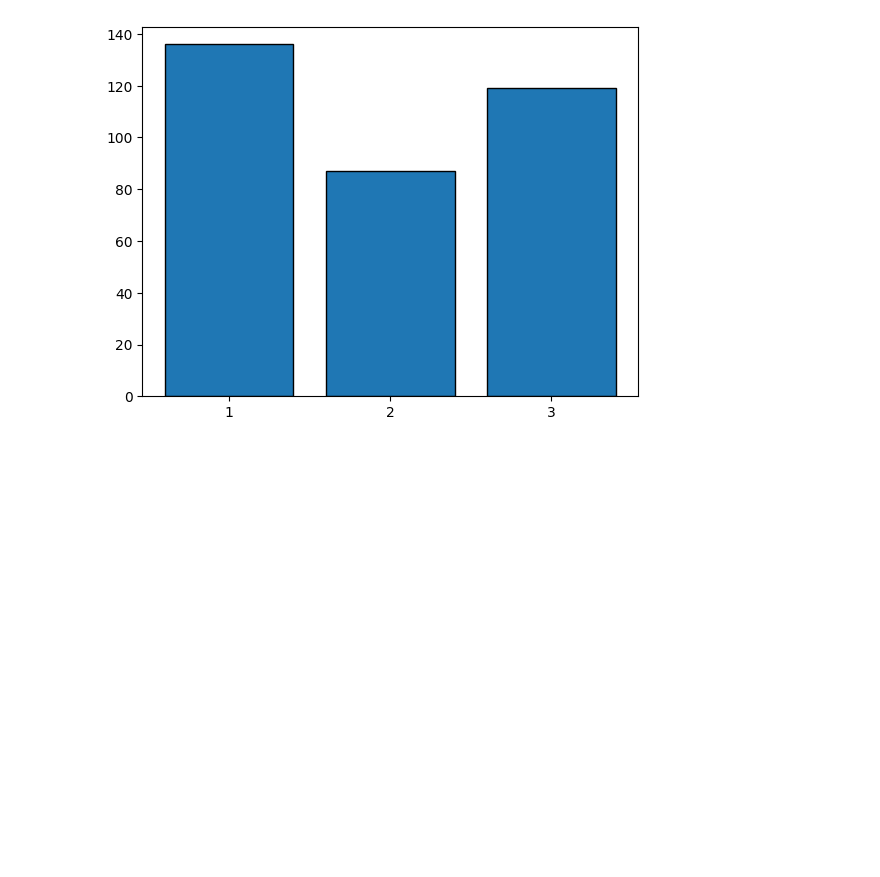
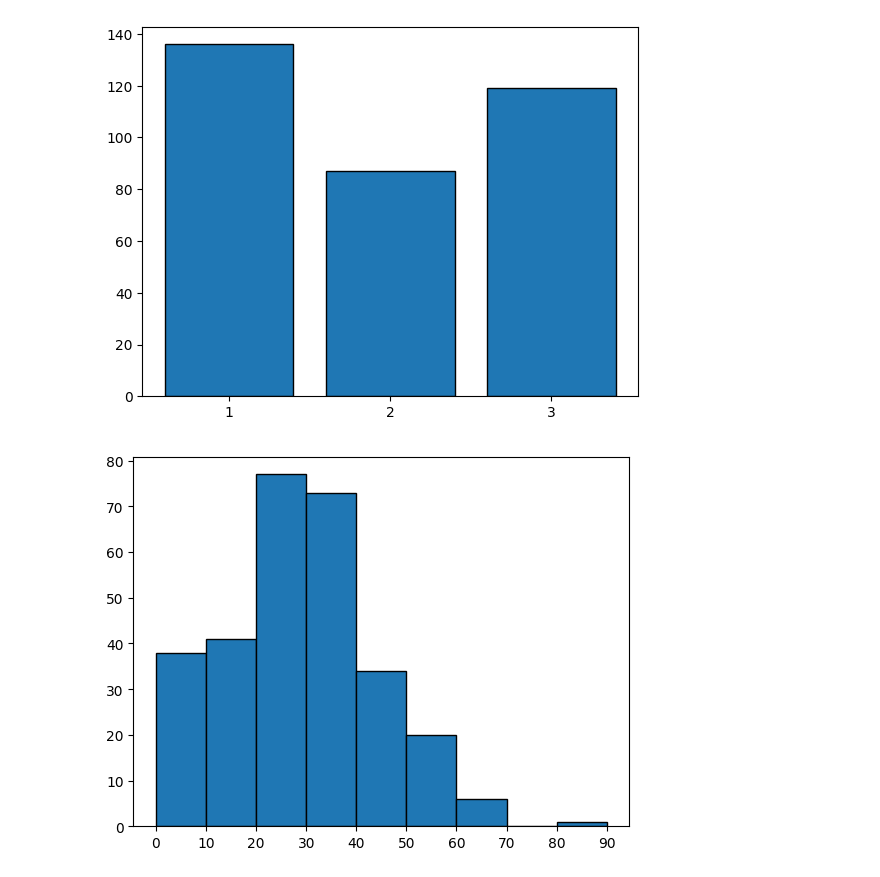
Before and after one commit to aayush911-hub/EDA, a Jupyter notebook: EDA.ipynb, the cells around one changed output. Saved outputs shown, nothing was run; the diff lists cells and outputs as text; code cells hidden in the pictures; blank space fills up the shorter version.

```diff
--- a/EDA.ipynb
+++ b/EDA.ipynb
@@ -114,3 +114,11 @@ plt.xticks([1,2,3])
 plt.show()
 # %% [output]
 [figure]
+# %%
+survived_by_age = df.loc[df["Survived"] == 1, ["Age"]]
+# %%
+plt.hist(survived_by_age, edgecolor="black", bins = np.arange(0, 100, 10))
+plt.xticks(np.arange(0, 100, 10))
+plt.show()
+# %% [output]
+[figure, added]
```
Also changed, not shown: parts of 5 cells of this notebook.
